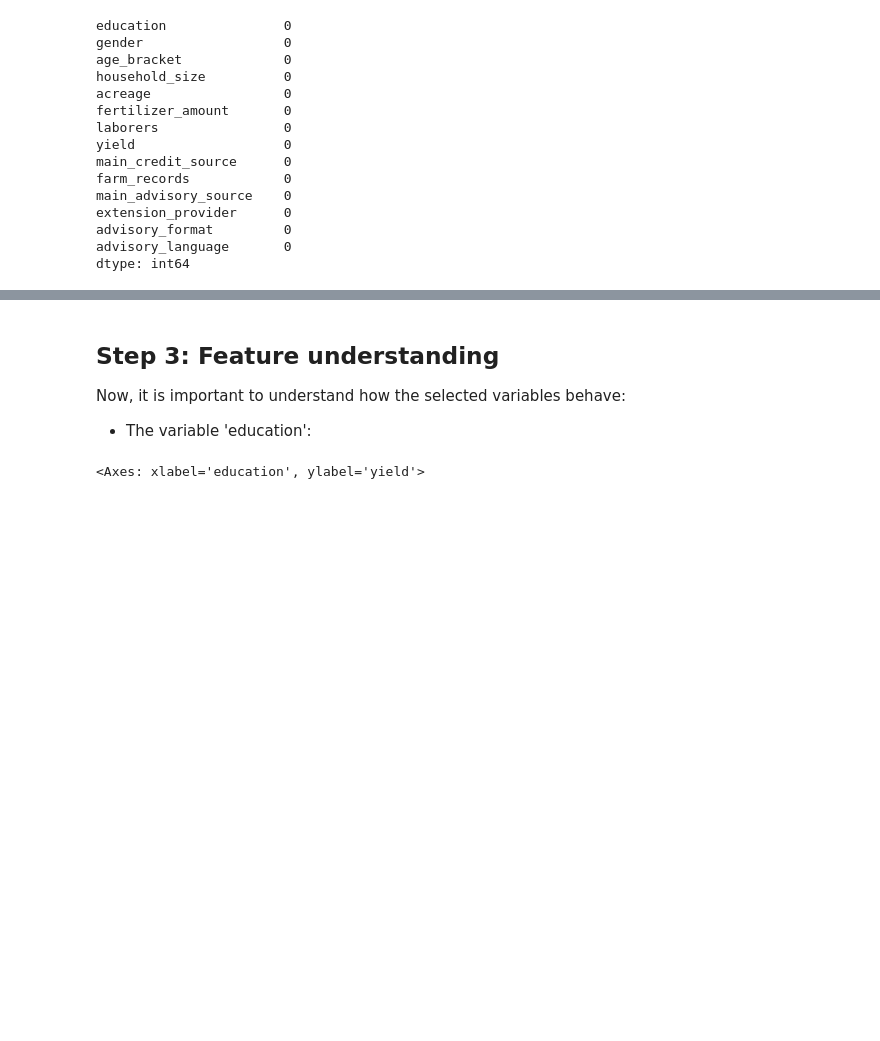
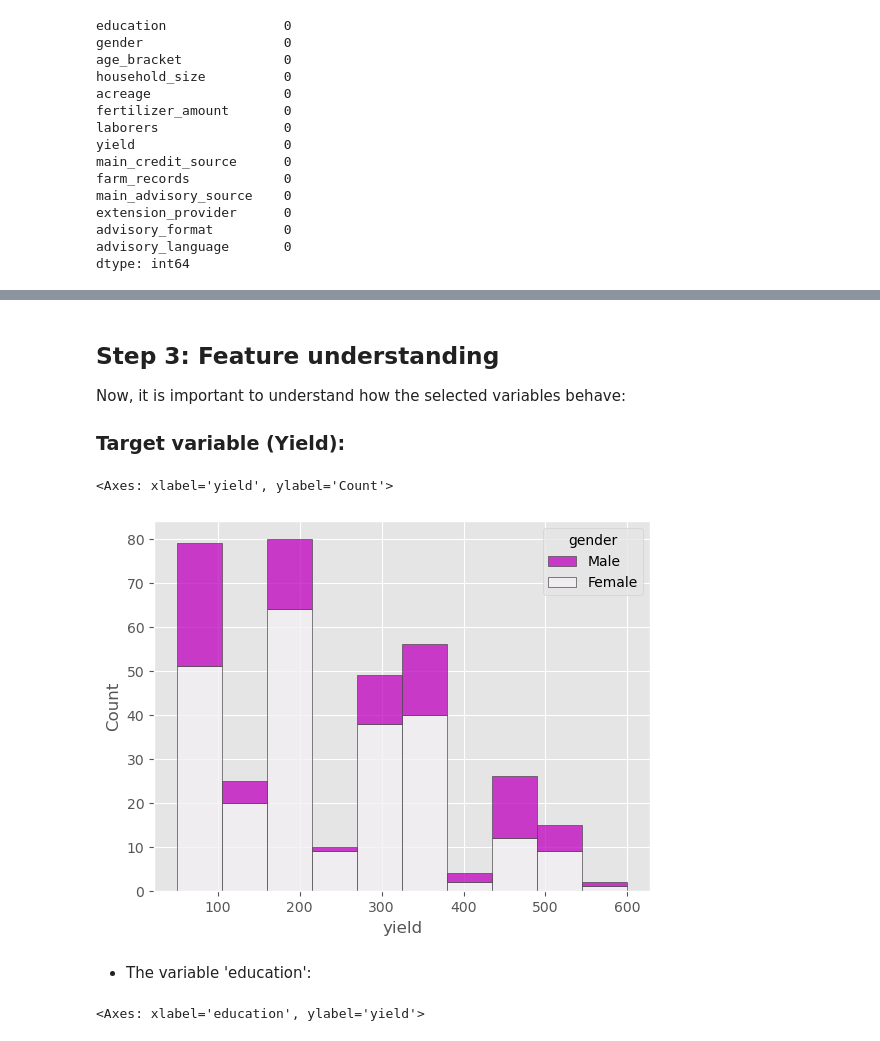
Before and after one commit to bizzaccelerator/midterm-project-mlzoomcamp, a Jupyter notebook: notebook.ipynb, the cells around one changed output, grey strips where cells are left out. Saved outputs shown, nothing was run; the diff lists cells and outputs as text; code cells hidden in the pictures; blank space fills up the shorter version.

```diff
--- a/notebook.ipynb
+++ b/notebook.ipynb
@@ -290,7 +290,23 @@ corn_subset.describe(include='all')
 ## Step 3: Feature understanding
 
 Now, it is important to understand how the selected variables behave:
-- The variable 'education':
+
+### Target variable (Yield):
+# %%
+sns.histplot(
+    corn_subset,
+    x="yield", hue="gender",
+    multiple="stack",
+    palette="light:m_r",
+    edgecolor=".3",
+    linewidth=.5,
+    log_scale=False,
+)
+# %% [output]
+<Axes: xlabel='yield', ylabel='Count'>
+[figure, added]
+# %% [markdown]
+- The variable 'education':
 # %%
 # The education variable behave as:
 sns.boxplot(x=corn_subset['education'], y=corn_subset['yield'])
```
Also changed, not shown: parts of 16 cells of this notebook.
